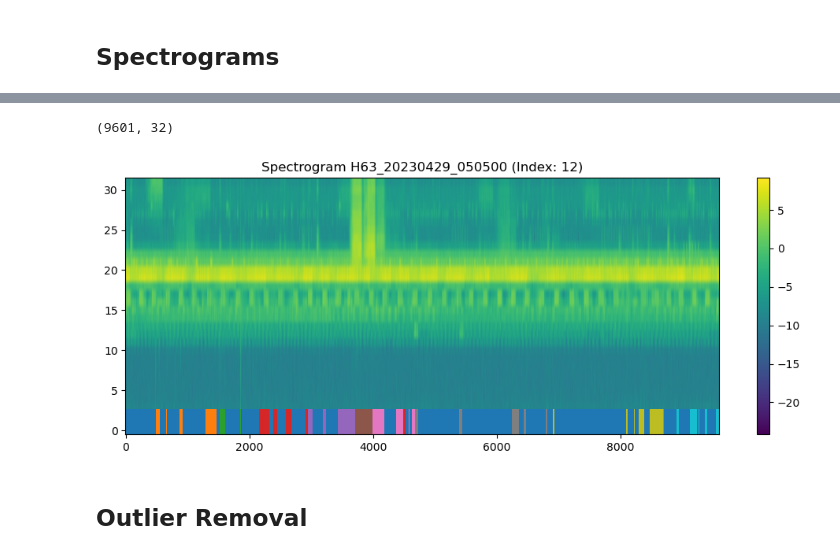
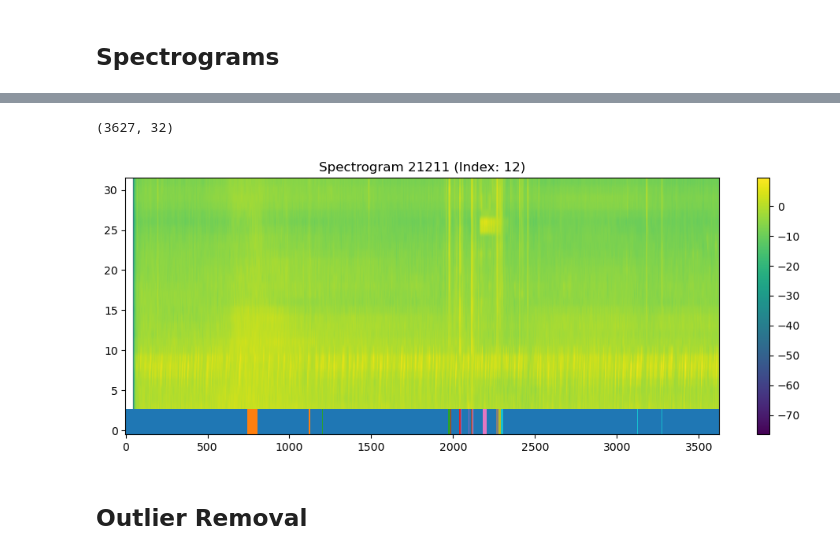
Before and after one commit to quercia-dev/birdclef2025, a Jupyter notebook: 01_Exploratory.ipynb, the cells around one changed output, grey strips where cells are left out. Drawn from its saved outputs; the diff is of its cells as text; code cells hidden in the pictures.

```diff
--- a/01_Exploratory.ipynb
+++ b/01_Exploratory.ipynb
@@ -36,8 +36,8 @@ from utility_plots import *
 # DEFINE TRANSFORM
 sample_rate = 32000
 
-mel = MelSpectrogram(sample_rate=sample_rate, n_mels=64)
-mfcc = MFCC(sample_rate=sample_rate, n_mfcc=64)
+mel = MelSpectrogram(sample_rate=sample_rate, n_mels=32)
+mfcc = MFCC(sample_rate=sample_rate, n_mfcc=32)
 # %%
 # INITIALIZE TRAIN_AUDIO DATASET & DATALOADER
 ta_dataset = AudioDataset(transform=mel, metadata=True)
@@ -230,16 +231,16 @@ spectrogram(source, index, cl)
 # %%
 index = 12
 
-waveform_scape, label_scape = scape[index]
+waveform_scape, label_scape = ts_dataset[index]
 df_scape = pd.DataFrame(waveform_scape.squeeze(0).detach().numpy()).T
 smoothed_df_scape = pd.DataFrame(scipy.ndimage.median_filter(df_scape, size=(20, 1)))
 print(df_scape.shape)
 
 cl_scape = run_clustering(smoothed_df_scape, 'dbscan', eps=2.05, min_samples=1)
-spectrogram(scape, index, cl_scape)
+spectrogram(ts_dataset, index, cl_scape)
 # %% [output]
-(9601, 32)
+(3627, 32)
-[figure, old version]
+[figure, new version]
 # %% [markdown]
 ## Outlier Removal
 # %%
```
Also changed, not shown: parts of 12 cells of this notebook, 2 other files.
